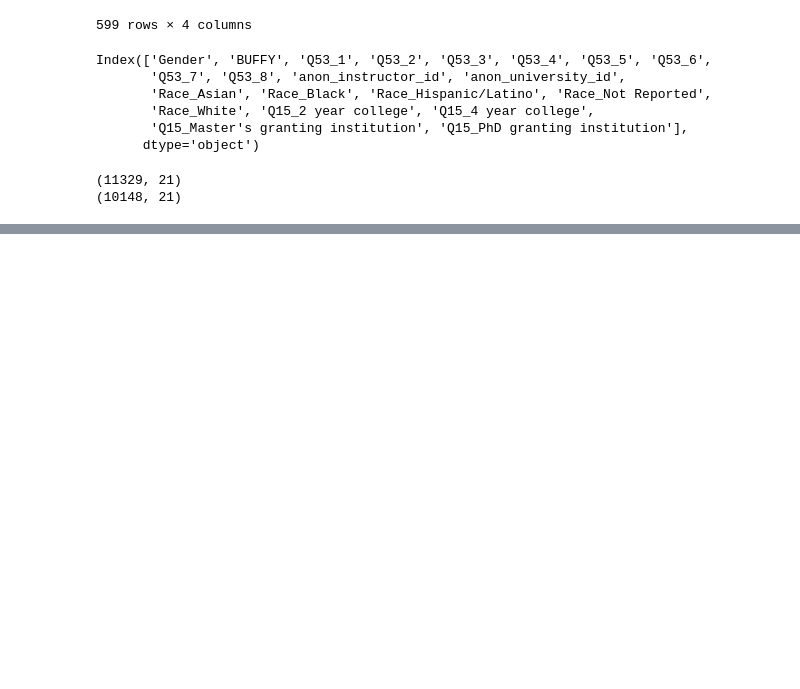
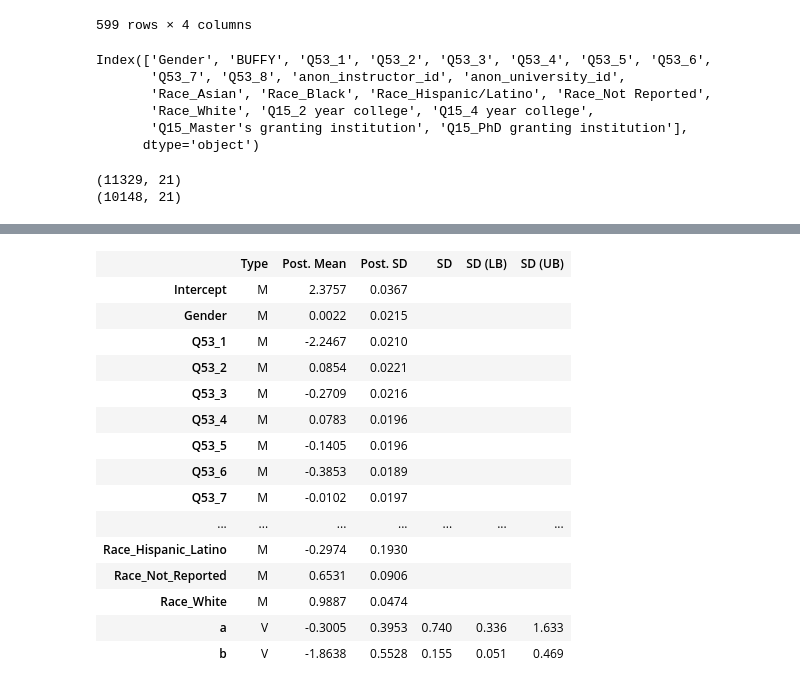
Before and after one commit to Lewandowski-Labs-PER/eclass-public, a Jupyter notebook: buffy_v_intro_kfold.ipynb, the cells around one changed output, grey strips where cells are left out. Cells and saved outputs as stored; diff of their text form; code cells hidden in the pictures; blank space fills up the shorter version.

```diff
--- a/buffy_v_intro_kfold.ipynb
+++ b/buffy_v_intro_kfold.ipynb
@@ -266,3 +328,22 @@ fig.savefig('roc.pdf', bbox_inches='tight')
+# %%
+results.summary()
+# %% [output]
+|  | Type | Post. Mean | Post. SD | SD | SD (LB) | SD (UB) |
+| Intercept | M | 2.3757 | 0.0367 |  |  |  |
+| Gender | M | 0.0022 | 0.0215 |  |  |  |
+| Q53_1 | M | -2.2467 | 0.0210 |  |  |  |
+| Q53_2 | M | 0.0854 | 0.0221 |  |  |  |
+| Q53_3 | M | -0.2709 | 0.0216 |  |  |  |
+| Q53_4 | M | 0.0783 | 0.0196 |  |  |  |
+| Q53_5 | M | -0.1405 | 0.0196 |  |  |  |
+| Q53_6 | M | -0.3853 | 0.0189 |  |  |  |
+| Q53_7 | M | -0.0102 | 0.0197 |  |  |  |
+| ... | ... | ... | ... | ... | ... | ... |
+| Race_Hispanic_Latino | M | -0.2974 | 0.1930 |  |  |  |
+| Race_Not_Reported | M | 0.6531 | 0.0906 |  |  |  |
+| Race_White | M | 0.9887 | 0.0474 |  |  |  |
+| a | V | -0.3005 | 0.3953 | 0.740 | 0.336 | 1.633 |
+| b | V | -1.8638 | 0.5528 | 0.155 | 0.051 | 0.469 |
 # %%
 xgb.plot_importance(bst)
 # %% [output]
```
Also changed, not shown: parts of 29 cells of this notebook, 4 other files.
